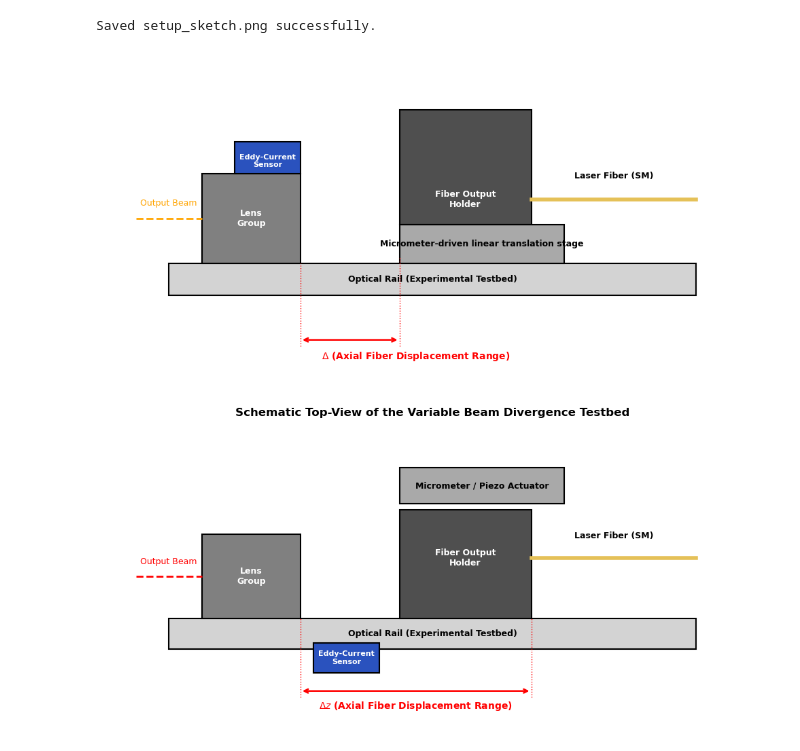
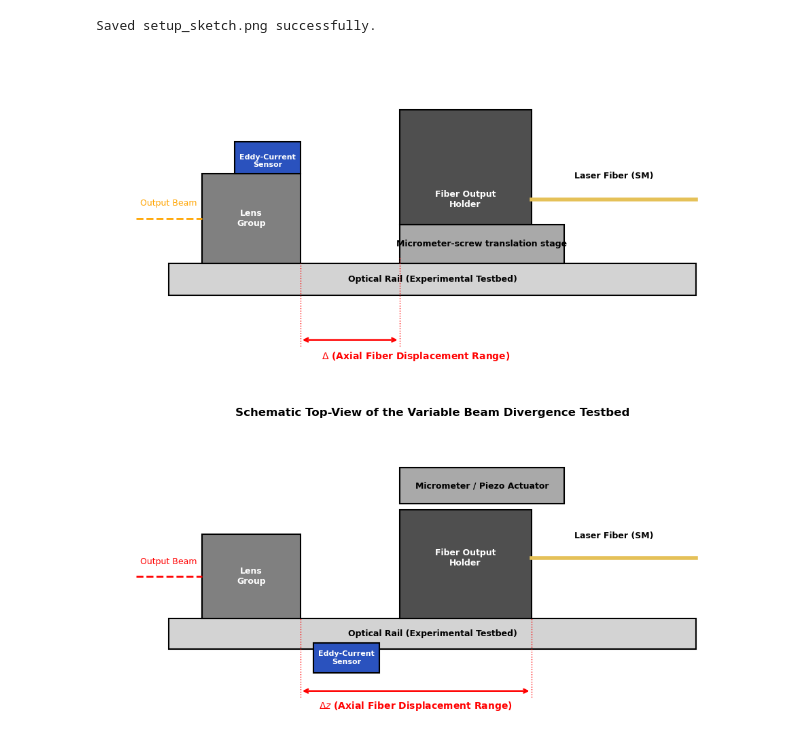
Before and after one commit to CodeTurtleT/lasercom-divergence-control, a Jupyter notebook: skizze.ipynb, the cells around one changed output. Cells and saved outputs as stored; diff of their text form; code cells hidden in the pictures.

```diff
--- a/skizze.ipynb
+++ b/skizze.ipynb
@@ -88,35 +88,35 @@ ax.plot([6.5, 9.0], [2.8, 2.8], color='#e5c158', lw=4, label='Laser Fiber')
 ax.text(7.75, 3.1, 'Laser Fiber (SM)', ha='center', va='bottom', fontsize=9, fontweight='bold')
 
 # Draw Micrometer / Piezo Actuator on top (mitverschoben)
 actuator = patches.Rectangle((4.5, 1.8), 2.5, 0.6, facecolor='#a9a9a9', edgecolor='black', linewidth=1.5)
 ax.add_patch(actuator)
-ax.text(5.75, 2.1, 'Micrometer-driven linear translation stage', ha='center', va='center', fontsize=9, fontweight='bold')
+ax.text(5.75, 2.1, 'Micrometer-screw translation stage', ha='center', va='center', fontsize=9, fontweight='bold')
 
 # Draw eddy-current sensor below/beside carriage
 sensor = patches.Rectangle((2.0, 3.2), 1.0, 0.5, facecolor='#2a52be', edgecolor='black', linewidth=1.5)
 ax.add_patch(sensor)
 ax.text(2.5, 3.4, 'Eddy-Current\nSensor', ha='center', va='center', fontsize=8, color='white', fontweight='bold')
 
 # --- Maßpfeil unten: Beginn rechte Seite Lens Group (3.0) bis rechte Seite Fiber Holder (6.5) ---
 ax.annotate('', xy=(3.0, 0.6), xytext=(4.5, 0.6), arrowprops=dict(arrowstyle="<->", lw=1.8, color='red'))
 ax.text(4.75, 0.3, r'$\Delta $ (Axial Fiber Displacement Range)', ha='center', fontsize=10, color='red', fontweight='bold')
 
 # Gestrichelte Hilfslinien nach unten für den Maßpfeil
 ax.plot([3.0, 3.0], [0.5, 1.8], color='red', ls=':', lw=1)
 ax.plot([4.5, 4.5], [0.5, 1.9], color='red', ls=':', lw=1)
 # ----------------------------------------------------------------------------------------------
 
 # Optical beam leaving to the left from the lens group
 ax.plot([0.5, 1.5], [2.5, 2.5], color='orange', ls='--', lw=2)
 ax.text(1.0, 2.7, 'Output Beam', ha='center', fontsize=9, color='orange')
 
 #ax.set_title("Schematic Top-View of the Variable Beam Divergence Testbed", fontsize=12, fontweight='bold', pad=10)
 
 plt.tight_layout()
 plt.savefig("/Users/trinity/Desktop/bachelor.thesis/ba_plots/measurements/setup/skizze_setup.pdf", dpi=300)
 plt.show()
 # %% [output]
-[figure, old version]
+[figure, new version]
 # %%
 import matplotlib.pyplot as plt
 import matplotlib.patches as patches
```
Also changed, not shown: 2 other files.
